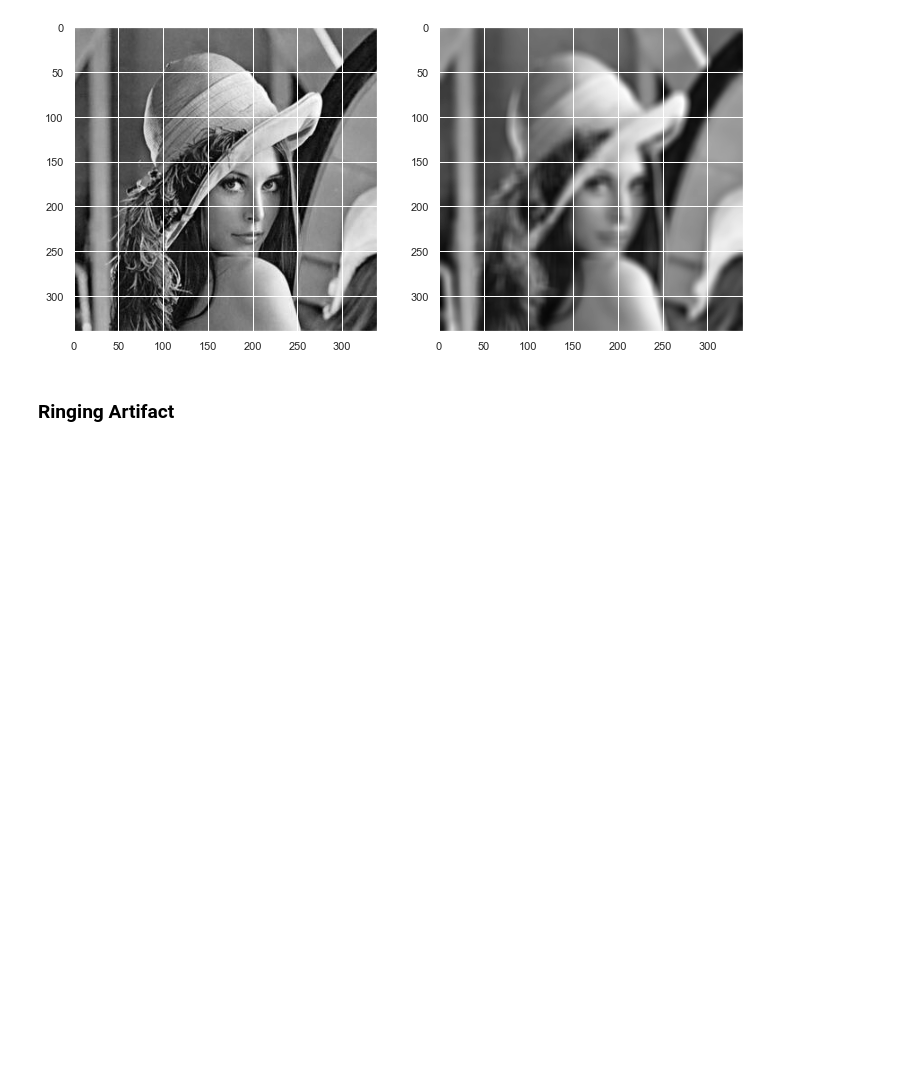
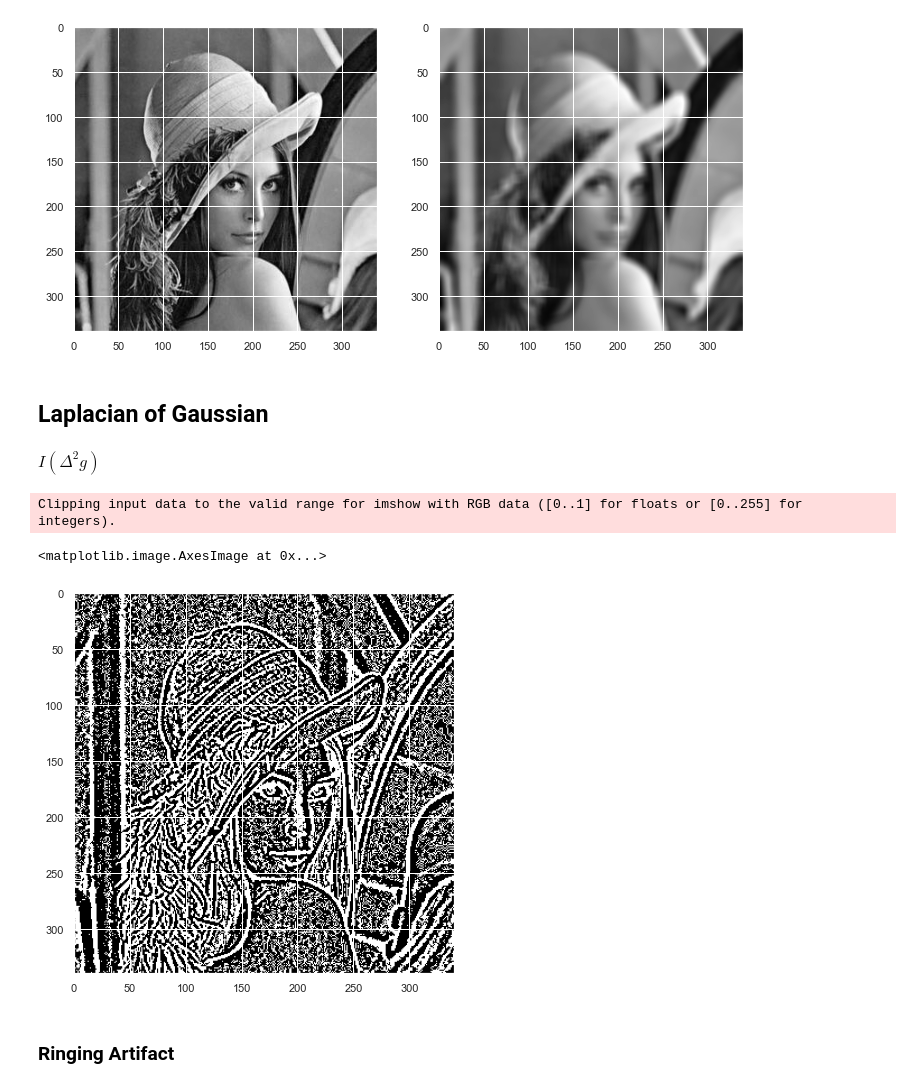
Before and after one commit to Aarif1430/Computer-Vision-Concepts, a Jupyter notebook: notebooks/Computer_Vision.ipynb, the cells around one changed output. Cells and saved outputs as stored; diff of their text form; code cells hidden in the pictures; blank space fills up the shorter version.

```diff
--- a/notebooks/Computer_Vision.ipynb
+++ b/notebooks/Computer_Vision.ipynb
@@ -121,3 +121,5 @@ plt.subplot(1, 2, 2); plt.imshow(blur_img, cmap='gray')
 # %% [output]
 <matplotlib.image.AxesImage at 0x...>
 [figure]
+# %% [markdown]
+## Laplacian of Gaussian
@@ -124,3 +128,14 @@ plt.subplot(1, 2, 2); plt.imshow(blur_img, cmap='gray')
+# %% [markdown]
+$I (\Delta ^2 g)$
+# %%
+img = cv2.imread('../data/gray_img.png')
+blur = cv2.GaussianBlur(img, (3,3), 6)
+img = cv2.Laplacian(blur, cv2.CV_64F)
+plt.imshow(img)
+# %% [output]
+Clipping input data to the valid range for imshow with RGB data ([0..1] for floats or [0..255] for integers).
+<matplotlib.image.AxesImage at 0x...>
+[figure, added]
 # %% [markdown]
 ### Ringing Artifact
 # %%
```
Also changed, not shown: parts of 1 cell of this notebook, 5 other files.
